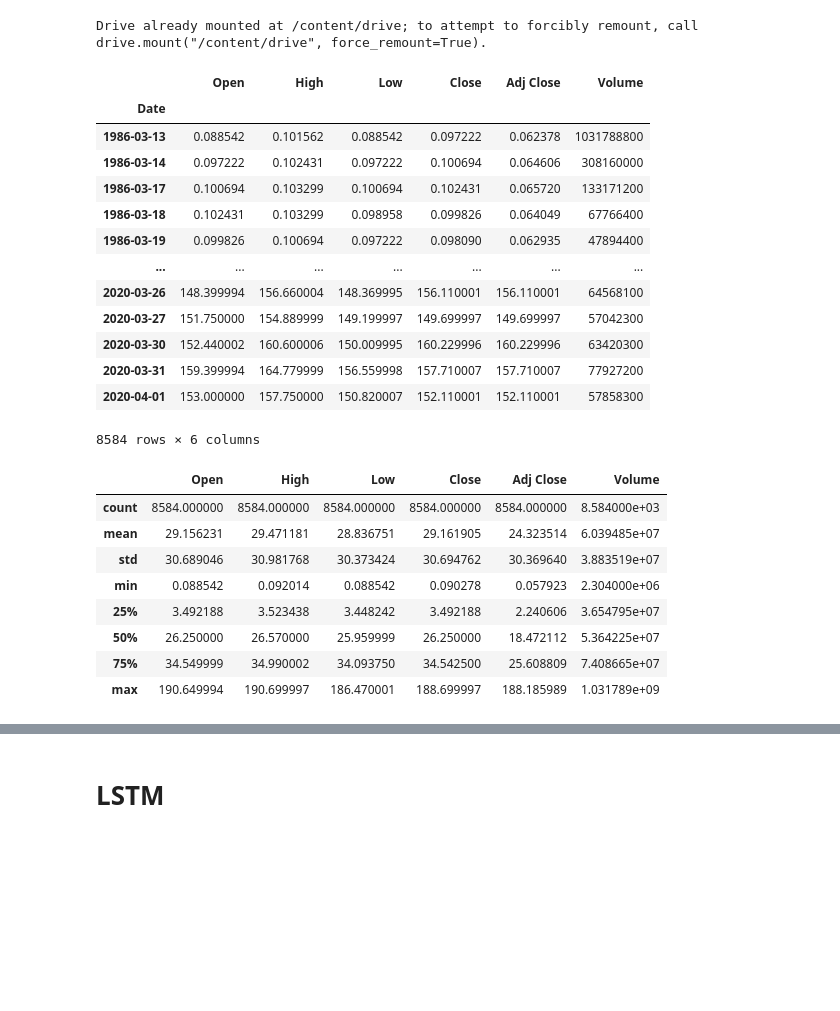
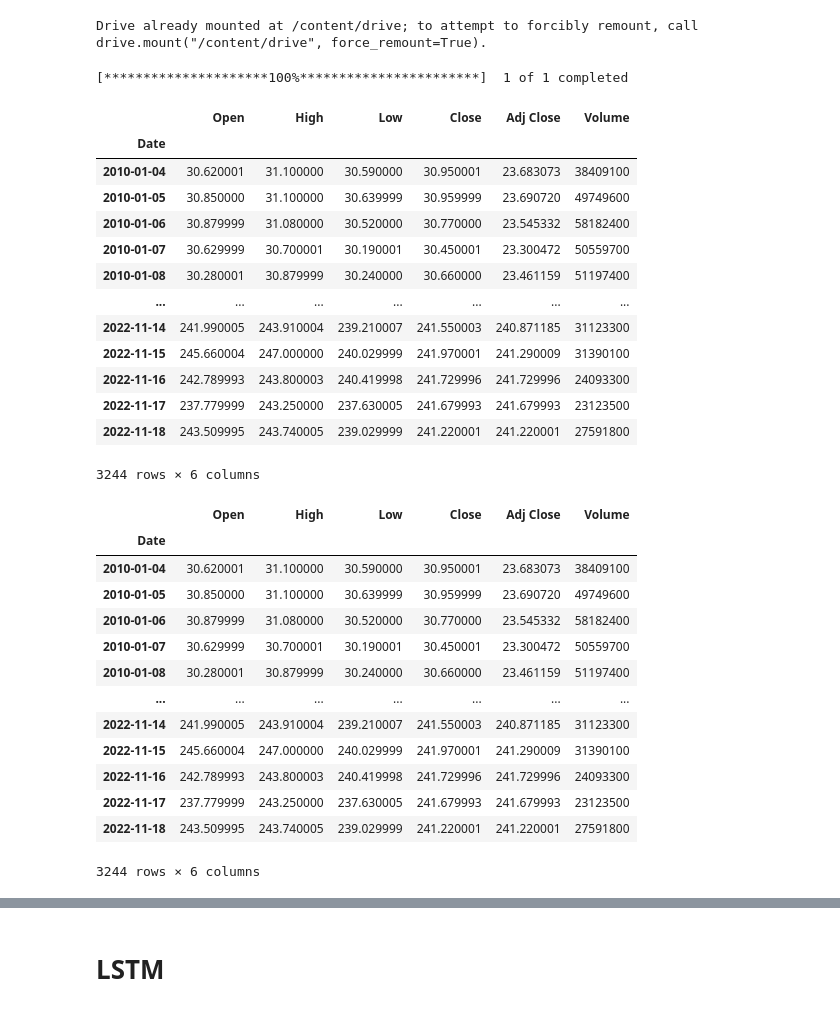
Before and after one commit to Anomaly1702/Ass3_Rnn, a Jupyter notebook: ASS3_RNN.ipynb, the cells around one changed output, grey strips where cells are left out. Saved outputs shown, nothing was run; the diff lists cells and outputs as text; code cells hidden in the pictures; blank space fills up the shorter version.

```diff
--- a/ASS3_RNN.ipynb
+++ b/ASS3_RNN.ipynb
@@ -32,41 +32,56 @@ from sklearn.preprocessing import MinMaxScaler
 # %% [output]
 Drive already mounted at /content/drive; to attempt to forcibly remount, call drive.mount("/content/drive", force_remount=True).
 # %%
-# import yfinance
-# msft = yf.download(MSFT, start=start_date, end=end_date)
+import yfinance as yf
+# Setting the timeframe for the data extraction1
+end_date =  date.today().strftime("%Y-%m-%d")
+start_date = "2010-01-01"
+msft = yf.download('MSFT', start=start_date, end=end_date)
 # hist = msft.history(period='max')
 # hist
+msft
+# %% [output]
+[*********************100%***********************]  1 of 1 completed
+|  | Open | High | Low | Close | Adj Close | Volume |
+| Date |  |  |  |  |  |  |
+| 2010-01-04 | 30.620001 | 31.100000 | 30.590000 | 30.950001 | 23.683073 | 38409100 |
+| 2010-01-05 | 30.850000 | 31.100000 | 30.639999 | 30.959999 | 23.690720 | 49749600 |
+| 2010-01-06 | 30.879999 | 31.080000 | 30.520000 | 30.770000 | 23.545332 | 58182400 |
+| 2010-01-07 | 30.629999 | 30.700001 | 30.190001 | 30.450001 | 23.300472 | 50559700 |
+| 2010-01-08 | 30.280001 | 30.879999 | 30.240000 | 30.660000 | 23.461159 | 51197400 |
+| ... | ... | ... | ... | ... | ... | ... |
+| 2022-11-14 | 241.990005 | 243.910004 | 239.210007 | 241.550003 | 240.871185 | 31123300 |
+| 2022-11-15 | 245.660004 | 247.000000 | 240.029999 | 241.970001 | 241.290009 | 31390100 |
+| 2022-11-16 | 242.789993 | 243.800003 | 240.419998 | 241.729996 | 241.729996 | 24093300 |
+| 2022-11-17 | 237.779999 | 243.250000 | 237.630005 | 241.679993 | 241.679993 | 23123500 |
+| 2022-11-18 | 243.509995 | 243.740005 | 239.029999 | 241.220001 | 241.220001 | 27591800 |
+3244 rows × 6 columns
 # %%
-MSFT = pd.read_csv(data_dir)
+from datetime import datetime
+# MSFT = pd.read_csv(data_dir).iloc[2000:,:]
+MSFT=msft
 # MSFT = MSFT.iloc[7000:,:]
-MSFT = MSFT
-MSFT = MSFT.set_index('Date')
+# MSFT = MSFT
+# MSFT = MSFT.set_index('Date')
 display(MSFT)
 MSFT.describe()
+# sd = MSFT.index[0]
+start_d = str(MSFT.index[0].date())
 # %% [output]
 |  | Open | High | Low | Close | Adj Close | Volume |
 | Date |  |  |  |  |  |  |
-| 1986-03-13 | 0.088542 | 0.101562 | 0.088542 | 0.097222 | 0.062378 | 1031788800 |
-| 1986-03-14 | 0.097222 | 0.102431 | 0.097222 | 0.100694 | 0.064606 | 308160000 |
-| 1986-03-17 | 0.100694 | 0.103299 | 0.100694 | 0.102431 | 0.065720 | 133171200 |
-| 1986-03-18 | 0.102431 | 0.103299 | 0.098958 | 0.099826 | 0.064049 | 67766400 |
-| 1986-03-19 | 0.099826 | 0.100694 | 0.097222 | 0.098090 | 0.062935 | 47894400 |
+| 2010-01-04 | 30.620001 | 31.100000 | 30.590000 | 30.950001 | 23.683073 | 38409100 |
+| 2010-01-05 | 30.850000 | 31.100000 | 30.639999 | 30.959999 | 23.690720 | 49749600 |
+| 2010-01-06 | 30.879999 | 31.080000 | 30.520000 | 30.770000 | 23.545332 | 58182400 |
+| 2010-01-07 | 30.629999 | 30.700001 | 30.190001 | 30.450001 | 23.300472 | 50559700 |
+| 2010-01-08 | 30.280001 | 30.879999 | 30.240000 | 30.660000 | 23.461159 | 51197400 |
 | ... | ... | ... | ... | ... | ... | ... |
-| 2020-03-26 | 148.399994 | 156.660004 | 148.369995 | 156.110001 | 156.110001 | 64568100 |
-| 2020-03-27 | 151.750000 | 154.889999 | 149.199997 | 149.699997 | 149.699997 | 57042300 |
-| 2020-03-30 | 152.440002 | 160.600006 | 150.009995 | 160.229996 | 160.229996 | 63420300 |
-| 2020-03-31 | 159.399994 | 164.779999 | 156.559998 | 157.710007 | 157.710007 | 77927200 |
-| 2020-04-01 | 153.000000 | 157.750000 | 150.820007 | 152.110001 | 152.110001 | 57858300 |
+| 2022-11-14 | 241.990005 | 243.910004 | 239.210007 | 241.550003 | 240.871185 | 31123300 |
+| 2022-11-15 | 245.660004 | 247.000000 | 240.029999 | 241.970001 | 241.290009 | 31390100 |
+| 2022-11-16 | 242.789993 | 243.800003 | 240.419998 | 241.729996 | 241.729996 | 24093300 |
+| 2022-11-17 | 237.779999 | 243.250000 | 237.630005 | 241.679993 | 241.679993 | 23123500 |
+| 2022-11-18 | 243.509995 | 243.740005 | 239.029999 | 241.220001 | 241.220001 | 27591800 |
-8584 rows × 6 columns
+3244 rows × 6 columns
-|  | Open | High | Low | Close | Adj Close | Volume |
-| count | 8584.000000 | 8584.000000 | 8584.000000 | 8584.000000 | 8584.000000 | 8.584000e+03 |
-| mean | 29.156231 | 29.471181 | 28.836751 | 29.161905 | 24.323514 | 6.039485e+07 |
-| std | 30.689046 | 30.981768 | 30.373424 | 30.694762 | 30.369640 | 3.883519e+07 |
-| min | 0.088542 | 0.092014 | 0.088542 | 0.090278 | 0.057923 | 2.304000e+06 |
-| 25% | 3.492188 | 3.523438 | 3.448242 | 3.492188 | 2.240606 | 3.654795e+07 |
-| 50% | 26.250000 | 26.570000 | 25.959999 | 26.250000 | 18.472112 | 5.364225e+07 |
-| 75% | 34.549999 | 34.990002 | 34.093750 | 34.542500 | 25.608809 | 7.408665e+07 |
-| max | 190.649994 | 190.699997 | 186.470001 | 188.699997 | 188.185989 | 1.031789e+09 |
 # %%
 import plotly.graph_objects as go
 import plotly.graph_objects as go
```
Also changed, not shown: parts of 22 cells of this notebook.
